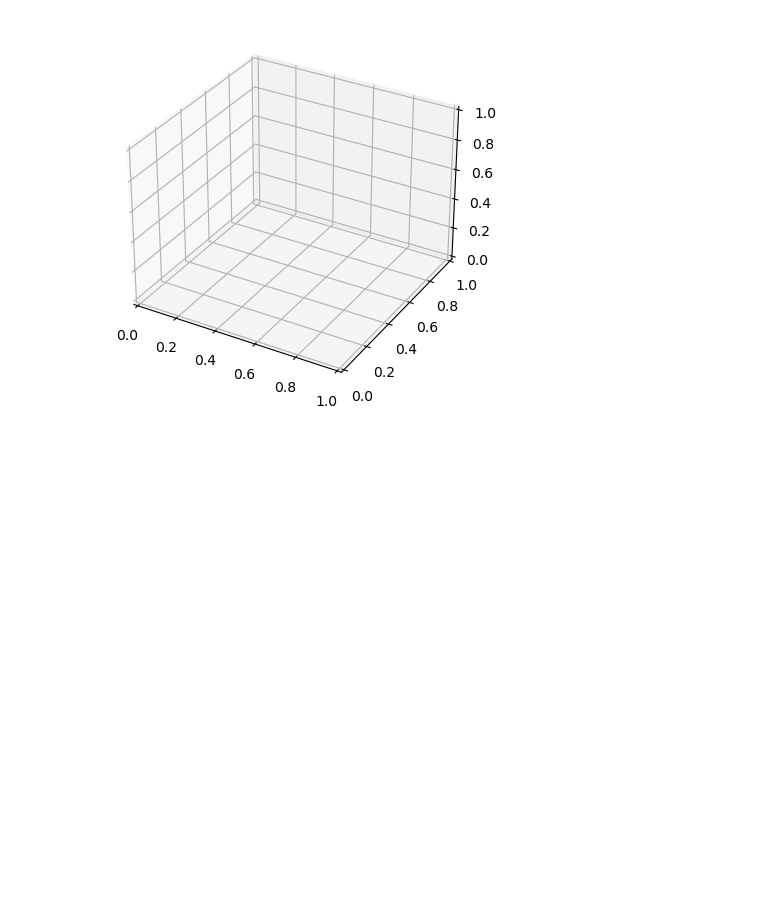
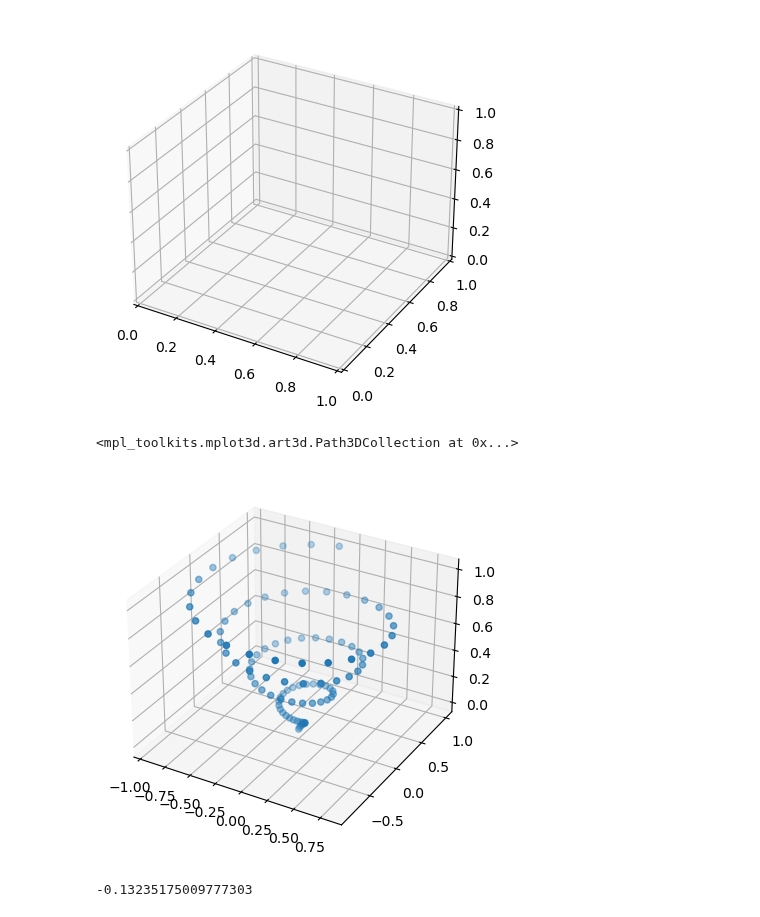
Before and after one commit to peterbull/fai-pt2-nbs, a Jupyter notebook: sidebars/python_matplotlib_3d.ipynb, the cells around one changed output. Drawn from its saved outputs; the diff is of its cells as text; code cells hidden in the pictures; blank space fills up the shorter version.

Commit message:
start 3d plots

```diff
--- a/sidebars/python_matplotlib_3d.ipynb
+++ b/sidebars/python_matplotlib_3d.ipynb
@@ -9,0 +12,16 @@ ax = plt.axes(projection='3d')
+# %%
+fig = plt.figure()
+ax = plt.axes(projection='3d')
+
+z = np.linspace(0, 1, 100)
+x = z * np.sin(25 * z)
+y = z * np.cos(25 * z)
+
+ax.scatter3D(x, y, z, 'red')
+# %% [output]
+<mpl_toolkits.mplot3d.art3d.Path3DCollection at 0x...>
+[figure, added]
+# %%
+np.sin(25*1) * 1
+# %% [output]
+-0.13235175009777303
```
Also changed, not shown: parts of 7 cells of this notebook.
